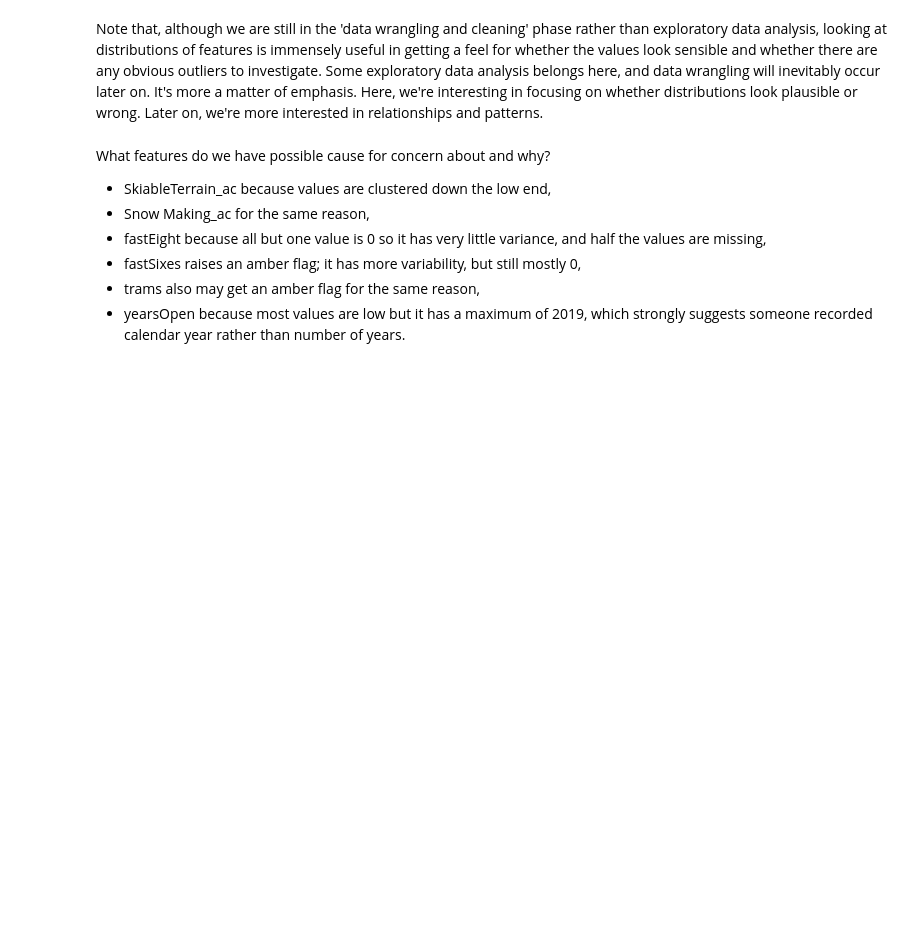
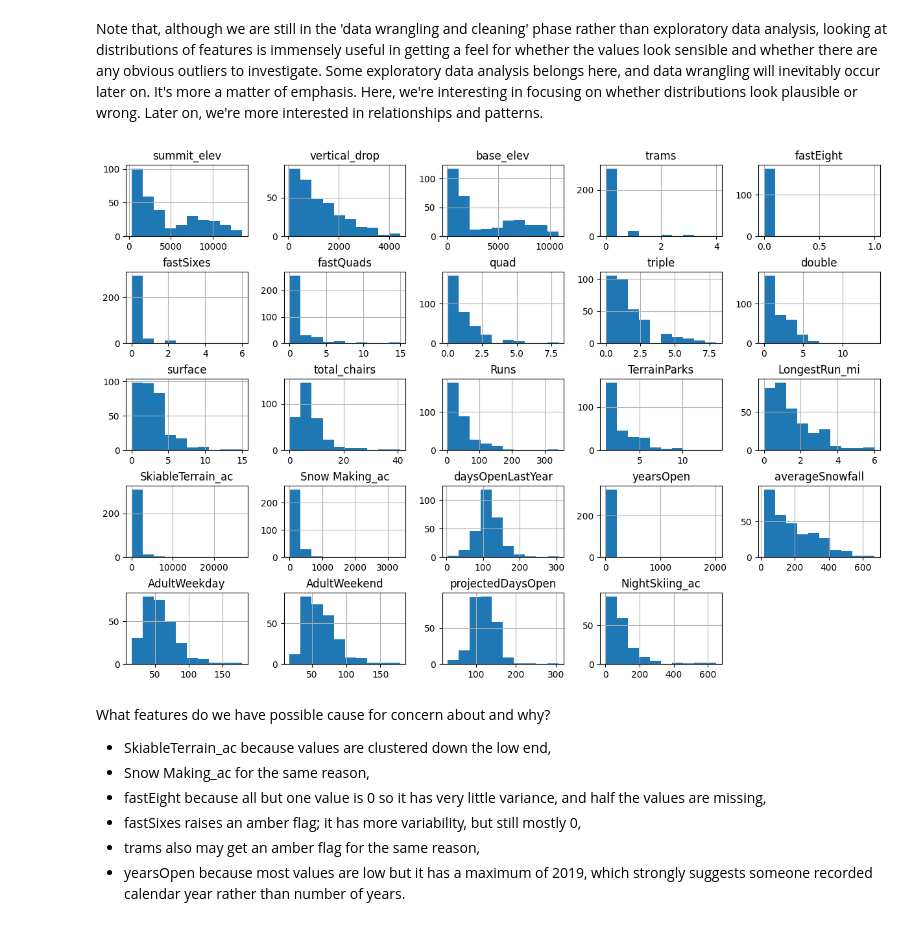
Before and after one commit to BickNutler/DataScienceGuidedCapstone, a Jupyter notebook: Notebooks/02_data_wrangling.ipynb, the cells around one changed output. Cells and saved outputs as stored; diff of their text form; code cells hidden in the pictures; blank space fills up the shorter version.

```diff
--- a/Notebooks/02_data_wrangling.ipynb
+++ b/Notebooks/02_data_wrangling.ipynb
@@ -435,12 +579,14 @@ Note that, although we are still in the 'data wrangling and cleaning' phase rath
 # %%
 #Code task 18#
 #Call ski_data's `hist` method to plot histograms of each of the numeric features
 #Try passing it an argument figsize=(15,10)
 #Try calling plt.subplots_adjust() with an argument hspace=0.5 to adjust the spacing
 #It's important you create legible and easy-to-read plots
-ski_data.___(___)
-#plt.subplots_adjust(hspace=___);
+ski_data.hist(figsize=(15,10))
+plt.subplots_adjust(hspace=0.5);
 #Hint: notice how the terminating ';' "swallows" some messy output and leads to a tidier notebook
+# %% [output]
+[figure, added]
 # %% [markdown]
 What features do we have possible cause for concern about and why?
 
```
Also changed, not shown: parts of 67 cells of this notebook.
